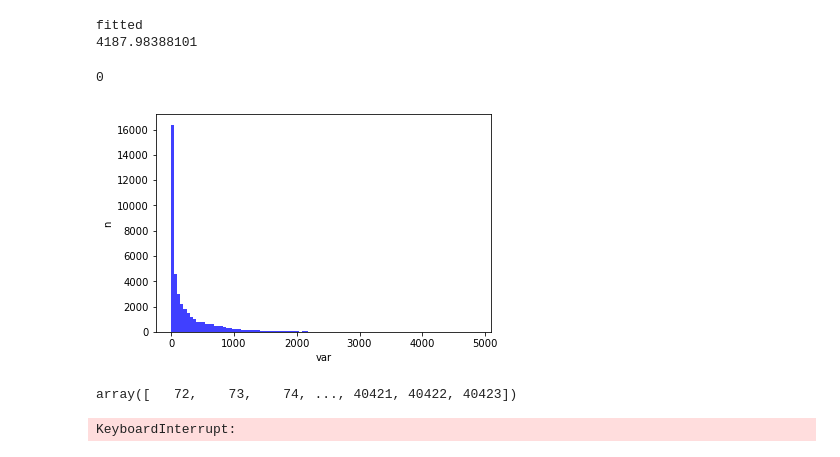
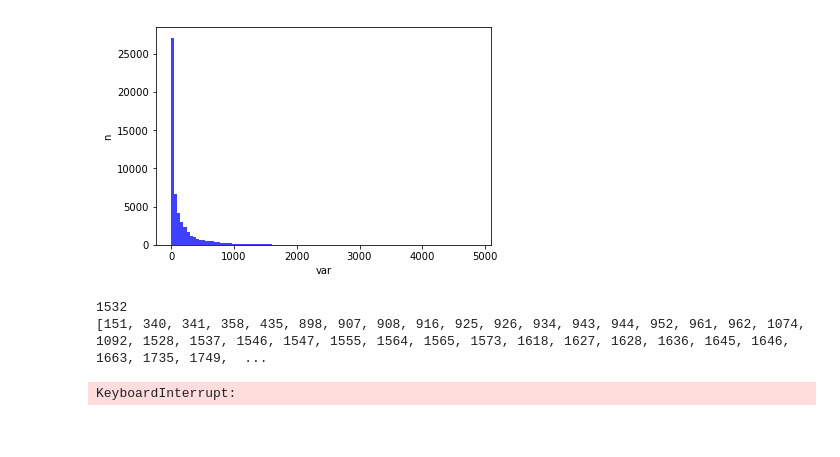
Before and after one commit to fdelia/ETH-machine-learning-course, a Jupyter notebook: Model.ipynb, the cells around one changed output. Saved outputs shown, nothing was run; the diff lists cells and outputs as text; code cells hidden in the pictures.

```diff
--- a/Model.ipynb
+++ b/Model.ipynb
@@ -142,27 +145,24 @@ print(mean_squared_error(y[151:228], y_pr))
 # 52.1237605257  56k features
 
 import os
-os.system('say "i"')
+os.system('say "hello? hello?"')
-# %% [output]
-fitted
-4187.98388101
-0
 # %%
-#pipe = Pipeline([
-#    ('BinsExtraction', RandomBinsExtraction(splits=610,
-#        images_x_from=50, images_x_to=125, images_y_from=False, images_y_to=False)), # was y_to=196, but worse score
-#    ('vct', VarianceThreshold(threshold=10.0)),
-#])
-#pipe.fit(X, y)
+pipe = Pipeline([
+    ('BinsExtraction', RandomBinsExtraction(splits=610,
+        images_x_from=50, images_x_to=125, images_y_from=False, images_y_to=False)), # was y_to=196, but worse score
+    ('vct', VarianceThreshold(threshold=1000.0)),
+])
+pipe.fit(X, y)
 import matplotlib.pyplot as plt
 plt.hist(pipe.named_steps['vct'].variances_, 100, facecolor='blue', alpha=0.75)
 plt.xlabel('var'); plt.ylabel('n'); plt.show()
 #list(pipe.named_steps['vct'].variances_ [pipe.named_steps['vct'].variances_ > 0.0]).histogram()
-len(np.where(pipe.named_steps['vct'].variances_ > 1000)[0])
-pipe.named_steps['vct'].get_support(True)
+print(len(np.where(pipe.named_steps['vct'].variances_ > 1000)[0]))
+print(list(pipe.named_steps['vct'].get_support(True)))
 # %% [output]
-[figure, old version]
+[figure, new version]
-array([   72,    73,    74, ..., 40421, 40422, 40423])
+1532
+[151, 340, 341, 358, 435, 898, 907, 908, 916, 925, 926, 934, 943, 944, 952, 961, 962, 1074, 1092, 1528, 1537, 1546, 1547, 1555, 1564, 1565, 1573, 1618, 1627, 1628, 1636, 1645, 1646, 1663, 1735, 1749,  ...
 # %%
 #grid.cv_results_
 #grid.best_params_
```
Also changed, not shown: parts of 3 cells of this notebook, 3 other files.
